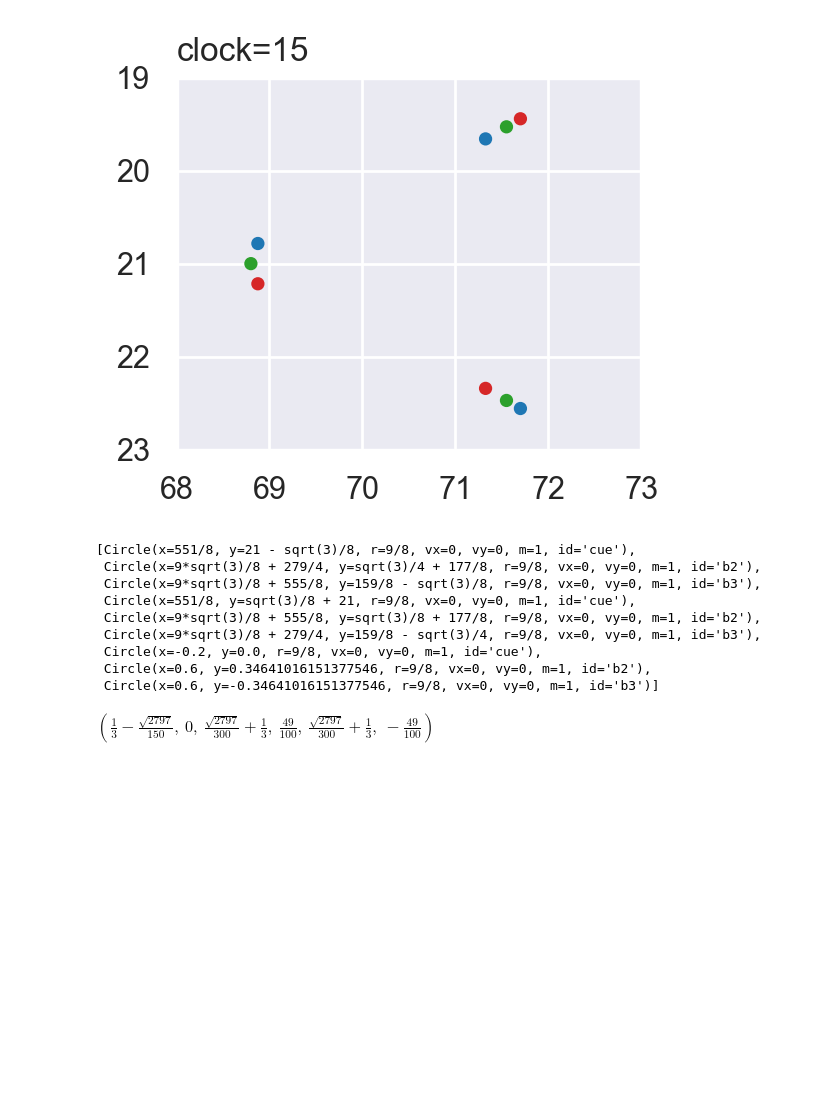
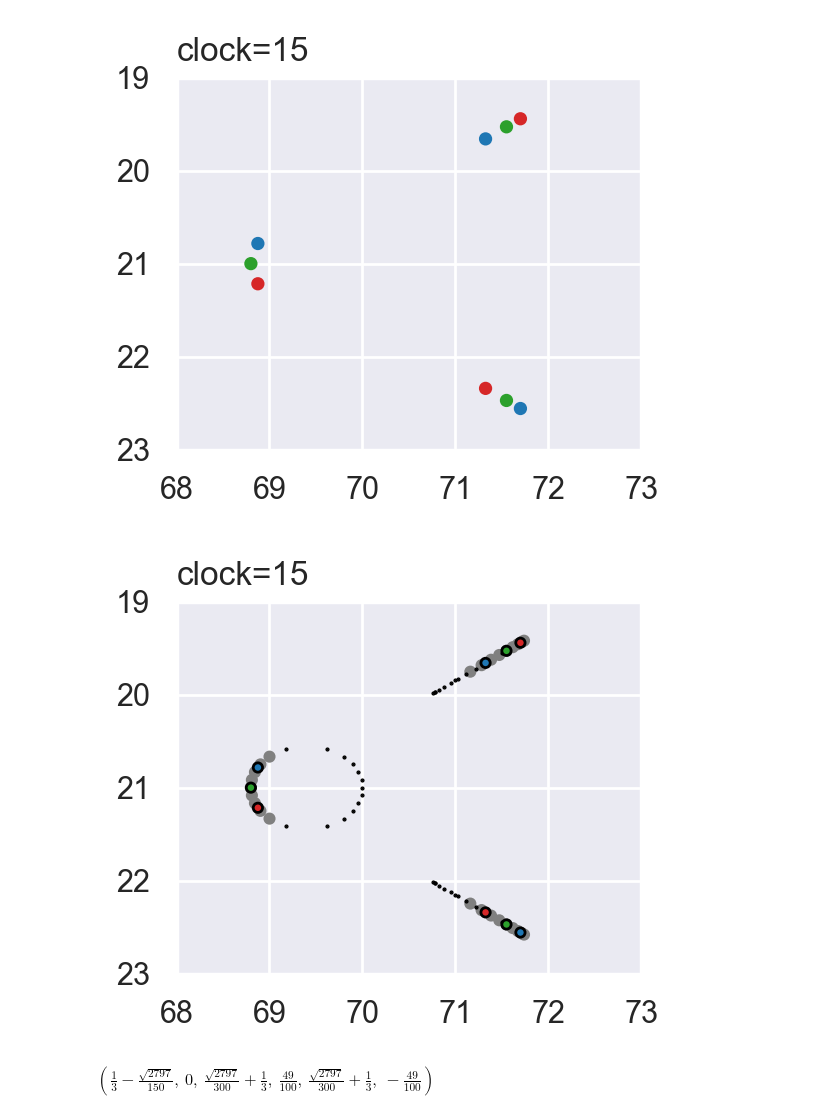
Before and after one commit to CarlKCarlK/perfect-physics, a Jupyter notebook: part_5_pydata.ipynb, the cells around one changed output. Cells and saved outputs as stored; diff of their text form; code cells hidden in the pictures; blank space fills up the shorter version.

```diff
--- a/part_5_pydata.ipynb
+++ b/part_5_pydata.ipynb
@@ -448,8 +448,6 @@ sns.set()
 figure = Figure(figsize=figsize)
 axes = figure.add_subplot()
 axes.set_aspect(1)
-# axes.set_xlim(66, 74)
-# axes.set_ylim(cy0 + 4, by0 - 4)
 axes.set_xlim(68, 73)
 axes.set_ylim(23, 19)
 
@@ -467,6 +465,9 @@ print("max_speed", max_speed)
 
 
 lin = np.linspace(-max_speed, max_speed, inc) + 0.0j
+
+all_list = []
+abc_list = []
 for mini in minipool:
     ay = lin
     ax_fun, bx_fun, by_fun, cx_fun, cy_fun = list(mini)
@@ -519,12 +520,14 @@ for mini in minipool:
         abc = abc[b_to_c]
         print("b to c", abc.shape)
 
+    all_list.append(all)
     for ax, ay, bx, by, cx, cy in all:
         ax1, ay1 = ax0 + ax, ay0 + ay
         bx1, by1 = bx0 + bx, by0 + by
         cx1, cy1 = cx0 + cx, cy0 + cy
         axes.scatter([ax1, bx1, cx1], [ay1, by1, cy1], c="black", s=.25)
 
+    abc_list.append(abc)
     for ax, ay, bx, by, cx, cy in abc:
         # print(f"ax={ax:.4f}, ay={ay:.4f}, a_tan={a_tan:.2f}, bx={bx:.4f}, by={by:.4f}, b_tan={b_tan:.2f}, cx={cx:.4f}, cy={cy:.4f}, c_tan={c_tan:.2f}, color={color_list[color_index]}")
 
@@ -706,18 +716,59 @@ pass
 (-1/5, 0, 3/5, sqrt(3)/5, 3/5, -sqrt(3)/5)
 9
 [figure]
-# %%
-world.circle_list
-# %% [output]
-[Circle(x=551/8, y=21 - sqrt(3)/8, r=9/8, vx=0, vy=0, m=1, id='cue'),
- Circle(x=9*sqrt(3)/8 + 279/4, y=sqrt(3)/4 + 177/8, r=9/8, vx=0, vy=0, m=1, id='b2'),
- Circle(x=9*sqrt(3)/8 + 555/8, y=159/8 - sqrt(3)/8, r=9/8, vx=0, vy=0, m=1, id='b3'),
- Circle(x=551/8, y=sqrt(3)/8 + 21, r=9/8, vx=0, vy=0, m=1, id='cue'),
- Circle(x=9*sqrt(3)/8 + 555/8, y=sqrt(3)/8 + 177/8, r=9/8, vx=0, vy=0, m=1, id='b2'),
- Circle(x=9*sqrt(3)/8 + 279/4, y=159/8 - sqrt(3)/4, r=9/8, vx=0, vy=0, m=1, id='b3'),
- Circle(x=-0.2, y=0.0, r=9/8, vx=0, vy=0, m=1, id='cue'),
- Circle(x=0.6, y=0.34641016151377546, r=9/8, vx=0, vy=0, m=1, id='b2'),
- Circle(x=0.6, y=-0.34641016151377546, r=9/8, vx=0, vy=0, m=1, id='b3')]
+# %%
+figure = Figure(figsize=figsize)
+axes = figure.add_subplot()
+axes.set_aspect(1)
+axes.set_xlim(68, 73)
+axes.set_ylim(23, 19)
+
+for all, abc in zip(all_list, abc_list):
+    for ax, ay, bx, by, cx, cy in all:
+        ax1, ay1 = ax0 + ax, ay0 + ay
+        bx1, by1 = bx0 + bx, by0 + by
+        cx1, cy1 = cx0 + cx, cy0 + cy
+        axes.scatter([ax1, bx1, cx1], [ay1, by1, cy1], c="black", s=.25)
+
+    for ax, ay, bx, by, cx, cy in abc:
+        # print(f"ax={ax:.4f}, ay={ay:.4f}, a_tan={a_tan:.2f}, bx={bx:.4f}, by={by:.4f}, b_tan={b_tan:.2f}, cx={cx:.4f}, cy={cy:.4f}, c_tan={c_tan:.2f}, color={color_list[color_index]}")
+
+        ax1, ay1 = ax0 + ax, ay0 + ay
+        bx1, by1 = bx0 + bx, by0 + by
+        cx1, cy1 = cx0 + cx, cy0 + cy
+
+        if False:
+            axes.plot([ax1, bx1], [ay1, by1], c=color_list[color_index])
+            axes.plot([ax1, cx1], [ay1, cy1], c=color_list[color_index])
+            axes.plot([bx1, cx1], [by1, cy1], c=color_list[color_index])
+        # axes.scatter([ax1, bx1, cx1], [ay1, by1, cy1], c= color_list[color_index], s=40)
+        for dx1, dy1 in [(ax1, ay1), (bx1, by1), (cx1, cy1)]:
+            axes.add_patch(patches.Circle((dx1, dy1), .05, color="gray"))
+
+        # plt.text(ax1, ay1, "a", fontsize=12, color=color_list[color_index], ha='right', va='bottom')
+        # plt.text(bx1, by1, "b", fontsize=12, color=color_list[color_index], ha='right', va='bottom')
+        # plt.text(cx1, cy1, "c", fontsize=12, color=color_list[color_index], ha='right', va='bottom')
+
+        color_index = (color_index + 1) % len(color_list)
+# axes.fill([ax0, bx0, cx0, ax0], [ay0, by0, cy0, ay0], color="k", alpha=0.4)
+
+colors=["tab:blue", "tab:blue", "tab:blue", "tab:red", "tab:red", "tab:red",
+                   "tab:green", "tab:green", "tab:green"]
+for circle, color in zip(world.circle_list, colors):
+    dx1, dy1 = circle.x, circle.y
+    axes.add_patch(patches.Circle((dx1, dy1), .05, facecolor=color, edgecolor='black'))
+axes.set_title("clock=15", loc="left")
+figure.set_dpi(100 * font_scale)
+figure.tight_layout()
+new_manager = plt.figure().canvas.manager
+new_manager.canvas.figure = figure
+figure.set_canvas(new_manager.canvas)
+figure.set_dpi(100 * font_scale)
+figure.tight_layout()
+figure.show()
+pass
+# %% [output]
+[figure, added]
 # %%
 list(minipool)[0].subs(chat_vy,-S(49)/100)
 # %% [output]
```
Also changed, not shown: parts of 1 cell of this notebook.
